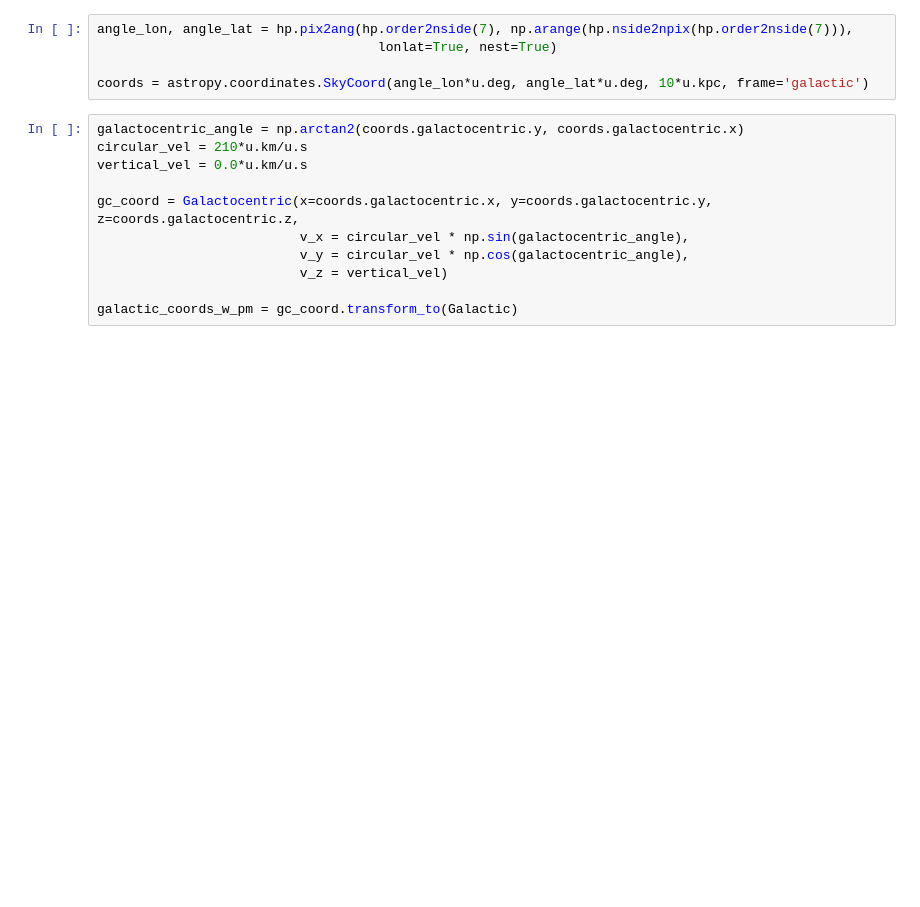
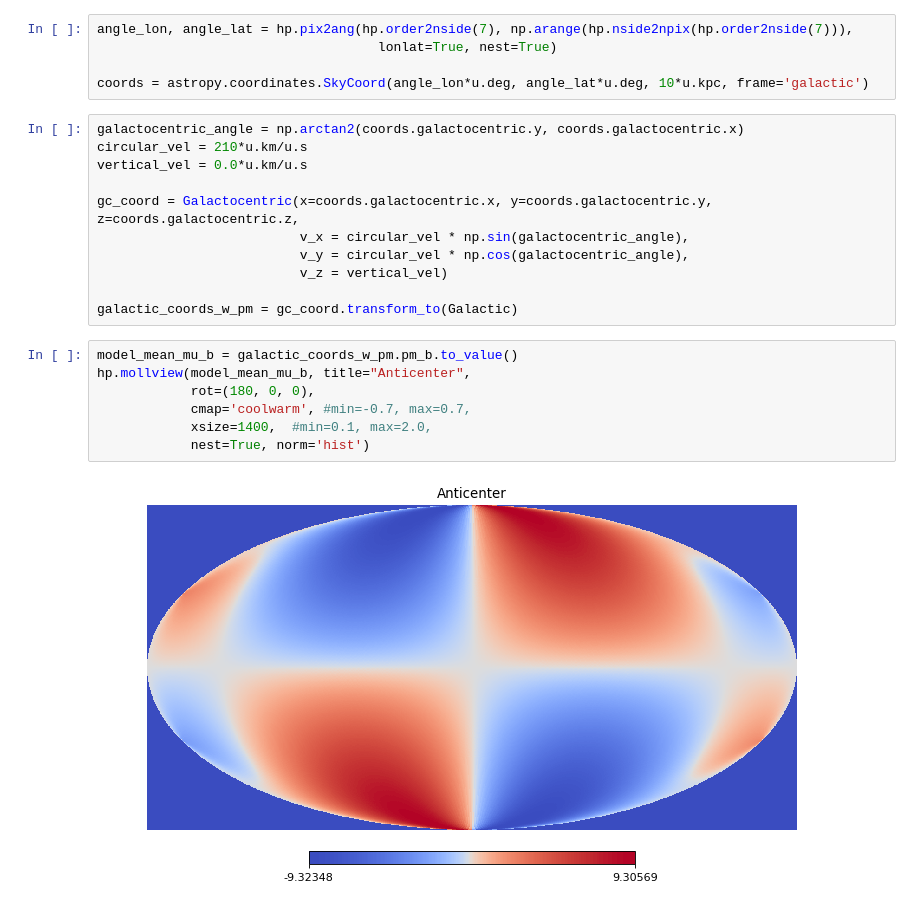
Before and after one commit to ctslater/gaia_experiments, a Jupyter notebook: model_mu_b.ipynb, the cells around one changed output. Cells and saved outputs as stored; diff of their text form; blank space fills up the shorter version.

Commit message:
Applied a mu_b model.

```diff
--- a/model_mu_b.ipynb
+++ b/model_mu_b.ipynb
@@ -34,4 +35,13 @@ gc_coord = Galactocentric(x=coords.galactocentric.x, y=coords.galactocentric.y,
                           v_z = vertical_vel)
 
 galactic_coords_w_pm = gc_coord.transform_to(Galactic)
+# %%
+model_mean_mu_b = galactic_coords_w_pm.pm_b.to_value()
+hp.mollview(model_mean_mu_b, title="Anticenter",
+            rot=(180, 0, 0),
+            cmap='coolwarm', #min=-0.7, max=0.7,
+            xsize=1400,  #min=0.1, max=2.0,
+            nest=True, norm='hist')
+# %% [output]
+[figure, added]
 # %%
```
Also changed, not shown: parts of 7 cells of this notebook, 3 other files.
